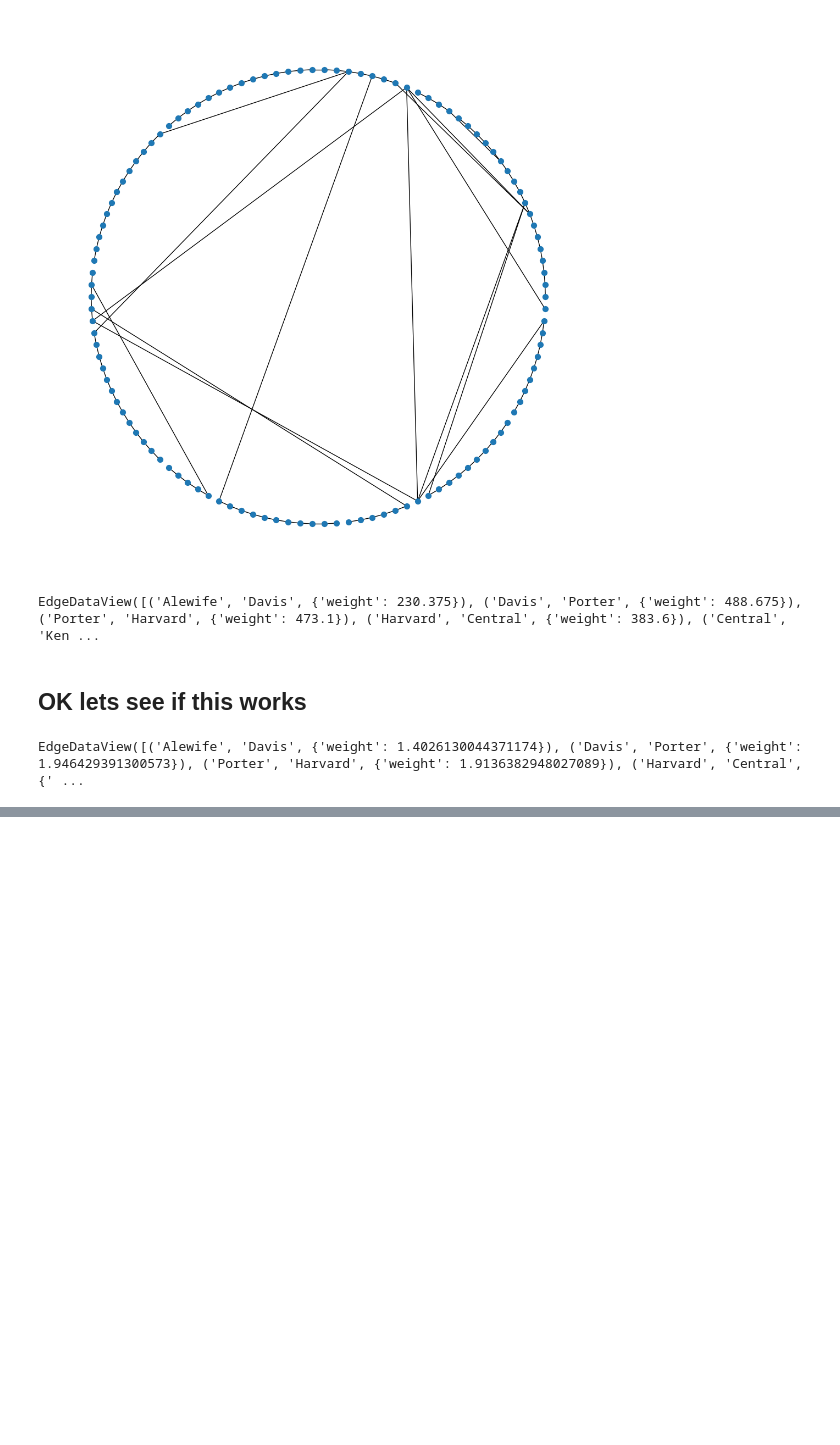
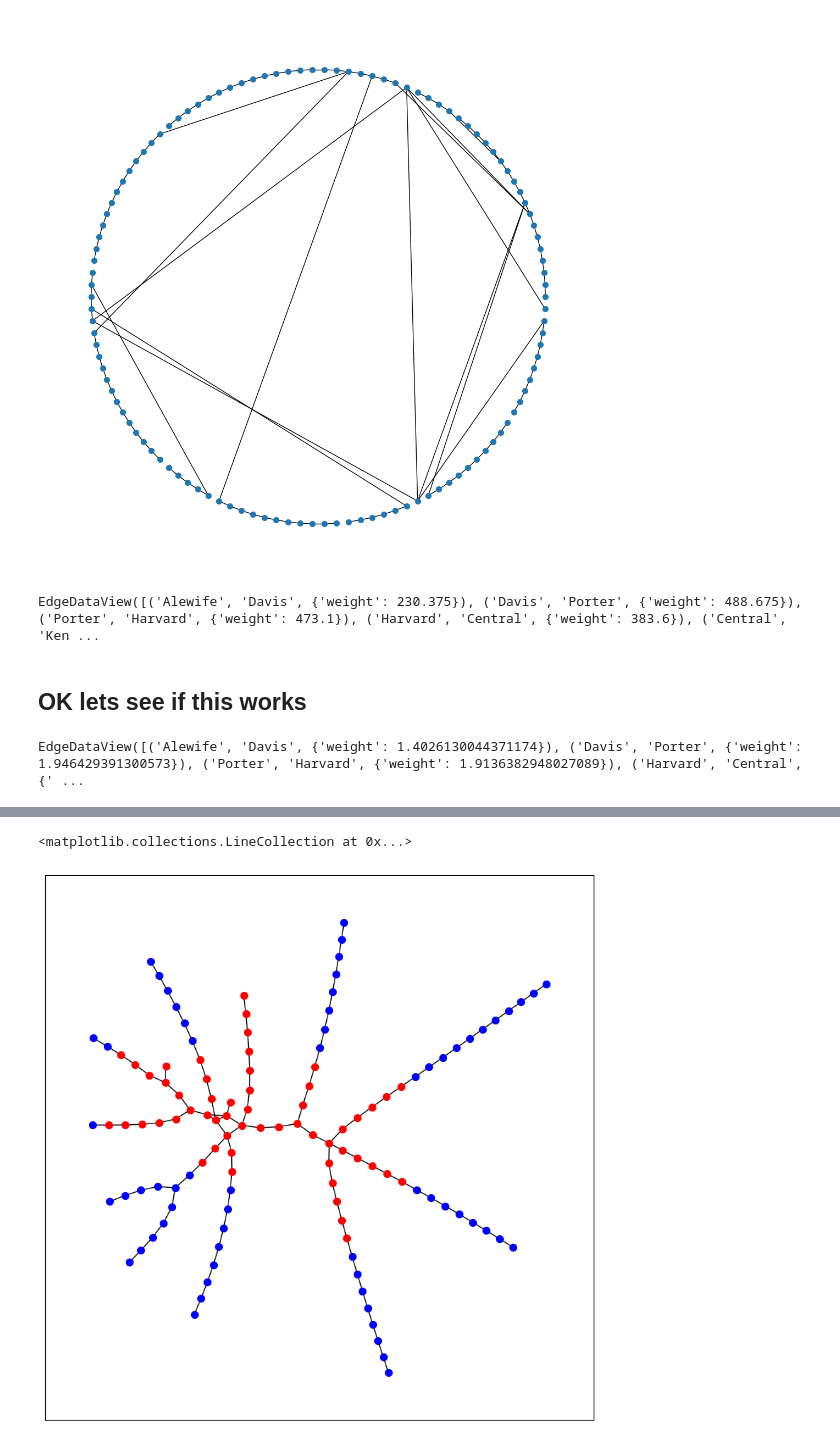
Before and after one commit to MarkusG/math-168-project, a Jupyter notebook: PresentationStuff/reuben_weighted_edges.ipynb, the cells around one changed output, grey strips where cells are left out. Saved outputs shown, nothing was run; the diff lists cells and outputs as text; code cells hidden in the pictures; blank space fills up the shorter version.

```diff
--- a/PresentationStuff/reuben_weighted_edges.ipynb
+++ b/PresentationStuff/reuben_weighted_edges.ipynb
@@ -359,0 +362,19 @@ EdgeDataView([('Alewife', 'Davis', {'weight': 1.4026130044371174}), ('Davis', 'P
+# %%
+# For Concert/Stadium Stations
+
+# get f
+f = np.zeros((1,len(NL)))
+busy_station_indices = station_id_to_index(Destination_station_ids)
+for i in busy_station_indices:
+    f[0][i[1]] = 1
+
+# Get adjacency matrix
+A_stadium = nx.adjacency_matrix(network)
+A_stadium = A_stadium.toarray()
+
+# epsilon
+epsilon = 0.9
+
+
+# Calculate
+get_ranked_stations(rlp(f, A_stadium, epsilon, 3))
@@ -359,0 +399,14 @@ EdgeDataView([('Alewife', 'Davis', {'weight': 1.4026130044371174}), ('Davis', 'P
+# %%
+# proof of concept for coloring nodes; for now just split into positive and negative delays
+# later we can split into bins
+important_stations = list(get_ranked_stations(rlp(f, A_stadium, epsilon, 5)))
+remaining_nodes = list(set(network.nodes()) - set(important_stations))
+
+fig = plt.figure(figsize=(10, 10))
+layout = nx.kamada_kawai_layout(network)
+nx.draw_networkx_nodes(network, layout, nodelist=important_stations, node_color='red', node_size=50)
+nx.draw_networkx_nodes(network, layout, nodelist=remaining_nodes, node_color='blue', node_size=50)
+nx.draw_networkx_edges(network, layout)
+# %% [output]
+<matplotlib.collections.LineCollection at 0x...>
+[figure, added]
```
Also changed, not shown: parts of 2 cells of this notebook.
